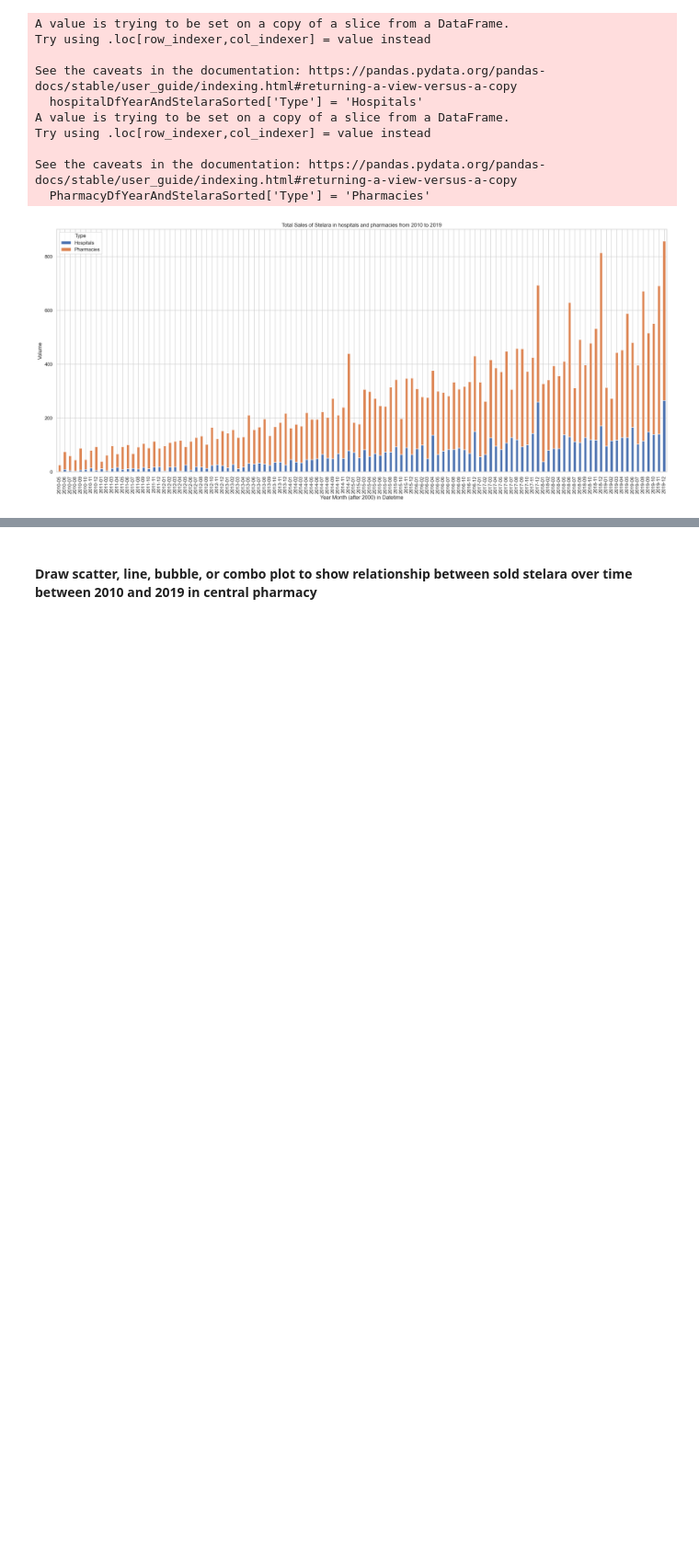
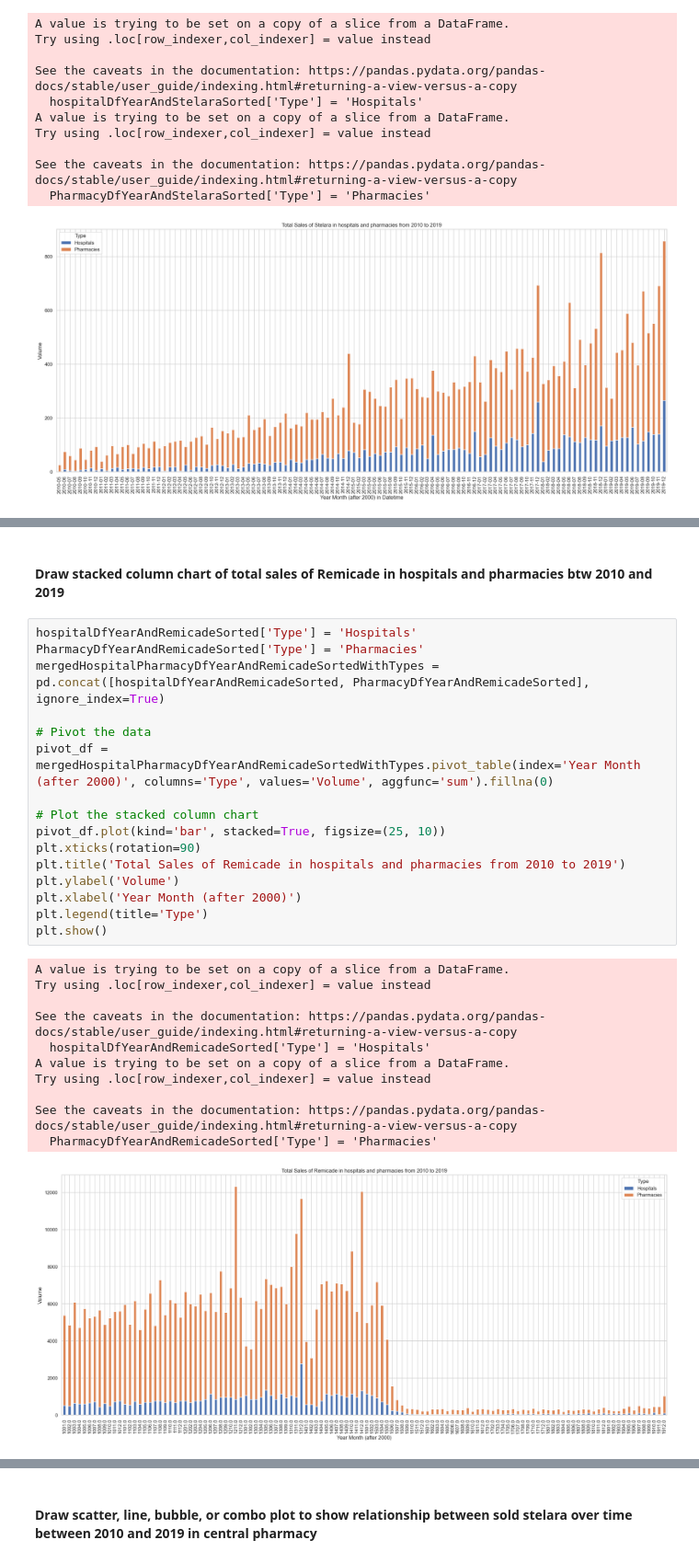
Before and after one commit to Alaa0129/Indication-Insights, a Jupyter notebook: src/Sales Insight/SalesInsightsPreProcessing.ipynb, the cells around one changed output, grey strips where cells are left out. Shown: that part at 92% size. Cells and saved outputs as stored; diff of their text form; blank space fills up the shorter version.

```diff
--- a/src/Sales Insight/SalesInsightsPreProcessing.ipynb
+++ b/src/Sales Insight/SalesInsightsPreProcessing.ipynb
@@ -197,0 +309,30 @@ See the caveats in the documentation: https://pandas.pydata.org/pandas-docs/stab
+# %% [markdown]
+#### Draw stacked column chart of total sales of Remicade in hospitals and pharmacies btw 2010 and 2019
+# %%
+hospitalDfYearAndRemicadeSorted['Type'] = 'Hospitals'
+PharmacyDfYearAndRemicadeSorted['Type'] = 'Pharmacies'
+mergedHospitalPharmacyDfYearAndRemicadeSortedWithTypes = pd.concat([hospitalDfYearAndRemicadeSorted, PharmacyDfYearAndRemicadeSorted], ignore_index=True)
+
+# Pivot the data
+pivot_df = mergedHospitalPharmacyDfYearAndRemicadeSortedWithTypes.pivot_table(index='Year Month (after 2000)', columns='Type', values='Volume', aggfunc='sum').fillna(0)
+
+# Plot the stacked column chart
+pivot_df.plot(kind='bar', stacked=True, figsize=(25, 10))
+plt.xticks(rotation=90)
+plt.title('Total Sales of Remicade in hospitals and pharmacies from 2010 to 2019')
+plt.ylabel('Volume')
+plt.xlabel('Year Month (after 2000)')
+plt.legend(title='Type')
+plt.show()
+# %% [output]
+A value is trying to be set on a copy of a slice from a DataFrame.
+Try using .loc[row_indexer,col_indexer] = value instead
+
+See the caveats in the documentation: https://pandas.pydata.org/pandas-docs/stable/user_guide/indexing.html#returning-a-view-versus-a-copy
+  hospitalDfYearAndRemicadeSorted['Type'] = 'Hospitals'
+A value is trying to be set on a copy of a slice from a DataFrame.
+Try using .loc[row_indexer,col_indexer] = value instead
+
+See the caveats in the documentation: https://pandas.pydata.org/pandas-docs/stable/user_guide/indexing.html#returning-a-view-versus-a-copy
+  PharmacyDfYearAndRemicadeSorted['Type'] = 'Pharmacies'
+[figure, added]
```
Also changed, not shown: parts of 9 cells of this notebook.
